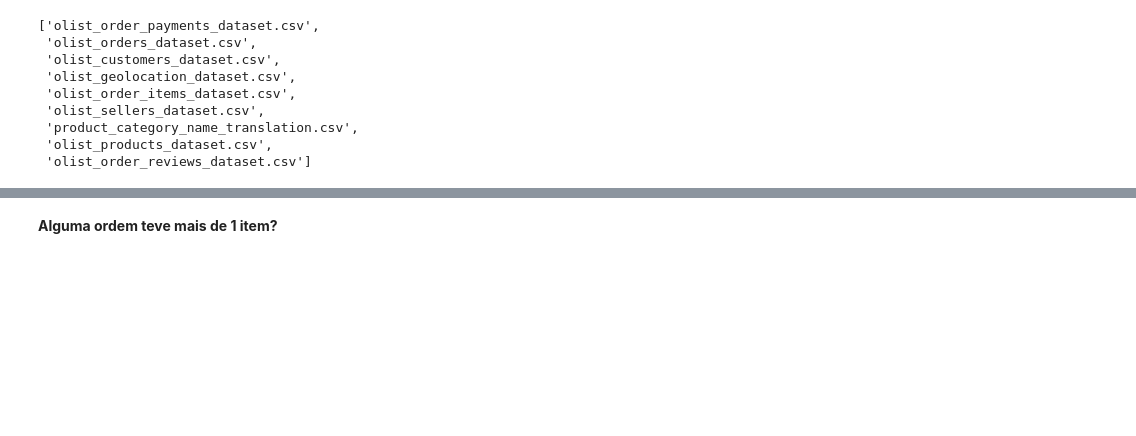
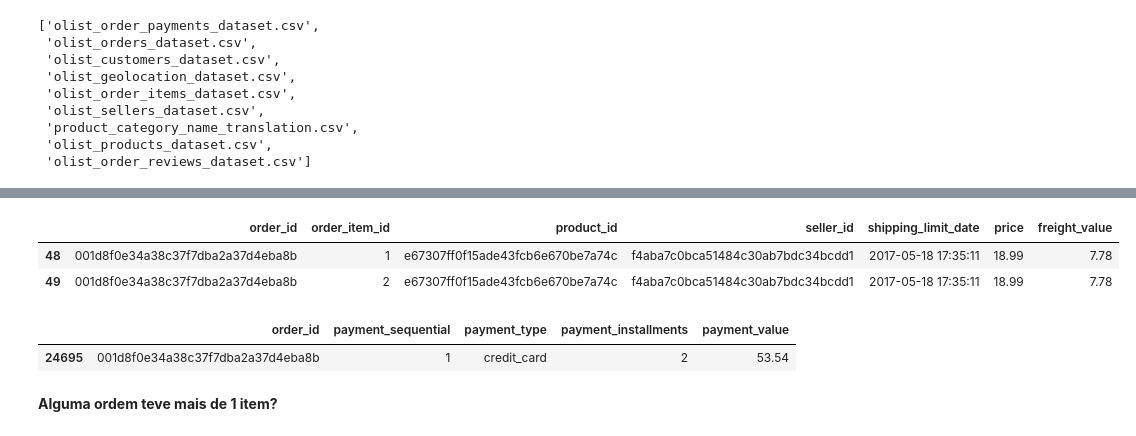
Before and after one commit to PauloViniciusR/SQL, a Jupyter notebook: Storytelling_sql/notebook/analise.ipynb, the cells around one changed output, grey strips where cells are left out. Drawn from its saved outputs; the diff is of its cells as text; code cells hidden in the pictures; blank space fills up the shorter version.

```diff
--- a/Storytelling_sql/notebook/analise.ipynb
+++ b/Storytelling_sql/notebook/analise.ipynb
@@ -182,5 +197,5 @@ for i in arquivos:
 # %%
 # Vamos selecionar uma ordem para analisar
-ordem = ''
+ordem = '001d8f0e34a38c37f7dba2a37d4eba8b'
 # %%
 # E filtrar na tabela de ordens
@@ -187,7 +206,18 @@ ordem = ''
 # %%
 # Na tabela de ordem x itens
+order_items[order_items.order_id == ordem]
+# %% [output]
+|  | order_id | order_item_id | product_id | seller_id | shipping_limit_date | price | freight_value |
+| 48 | 001d8f0e34a38c37f7dba2a37d4eba8b | 1 | e67307ff0f15ade43fcb6e670be7a74c | f4aba7c0bca51484c30ab7bdc34bcdd1 | 2017-05-18 17:35:11 | 18.99 | 7.78 |
+| 49 | 001d8f0e34a38c37f7dba2a37d4eba8b | 2 | e67307ff0f15ade43fcb6e670be7a74c | f4aba7c0bca51484c30ab7bdc34bcdd1 | 2017-05-18 17:35:11 | 18.99 | 7.78 |
 # %%
 # E na tabela de pagamentos
+order_payments.head()
+
+order_payments[order_payments.order_id == ordem]
+# %% [output]
+|  | order_id | payment_sequential | payment_type | payment_installments | payment_value |
+| 24695 | 001d8f0e34a38c37f7dba2a37d4eba8b | 1 | credit_card | 2 | 53.54 |
 # %% [markdown]
 **Alguma ordem teve mais de 1 item?**
 # %%
```
Also changed, not shown: parts of 4 cells of this notebook.
